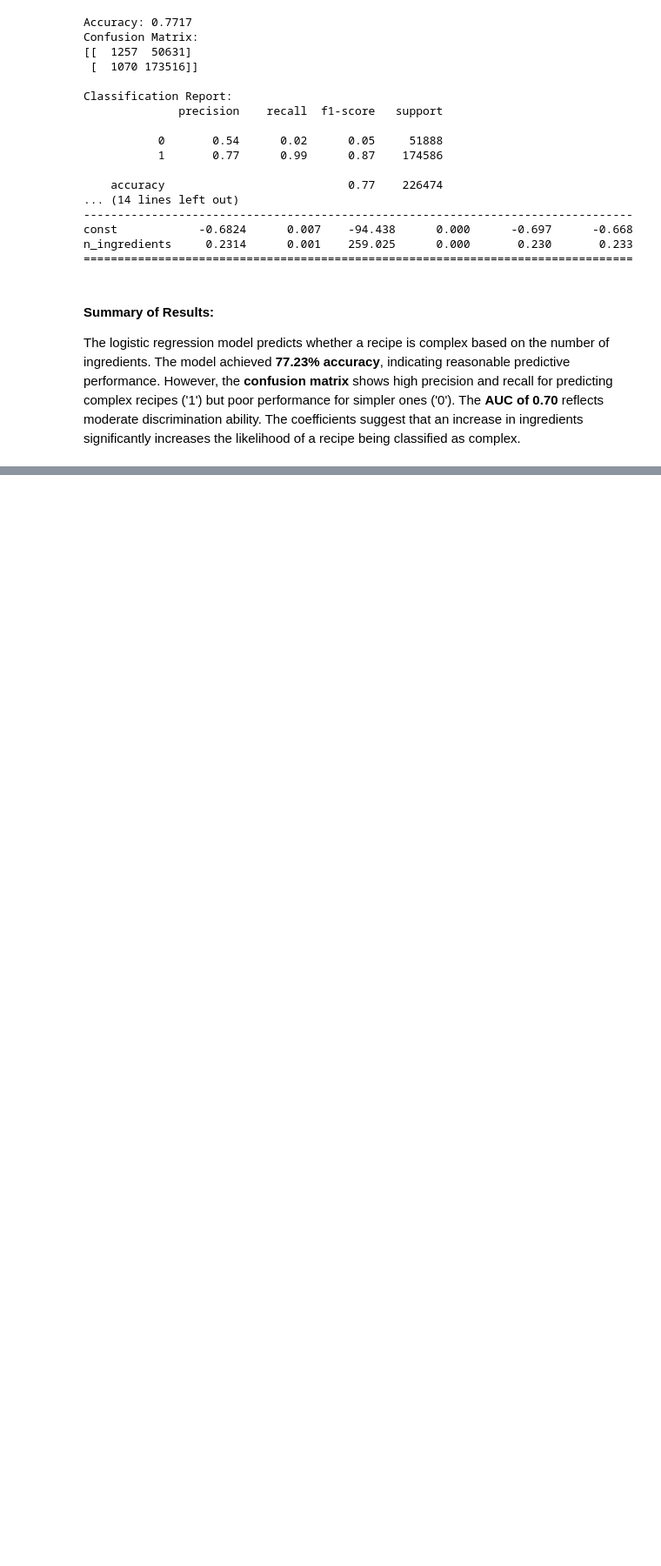
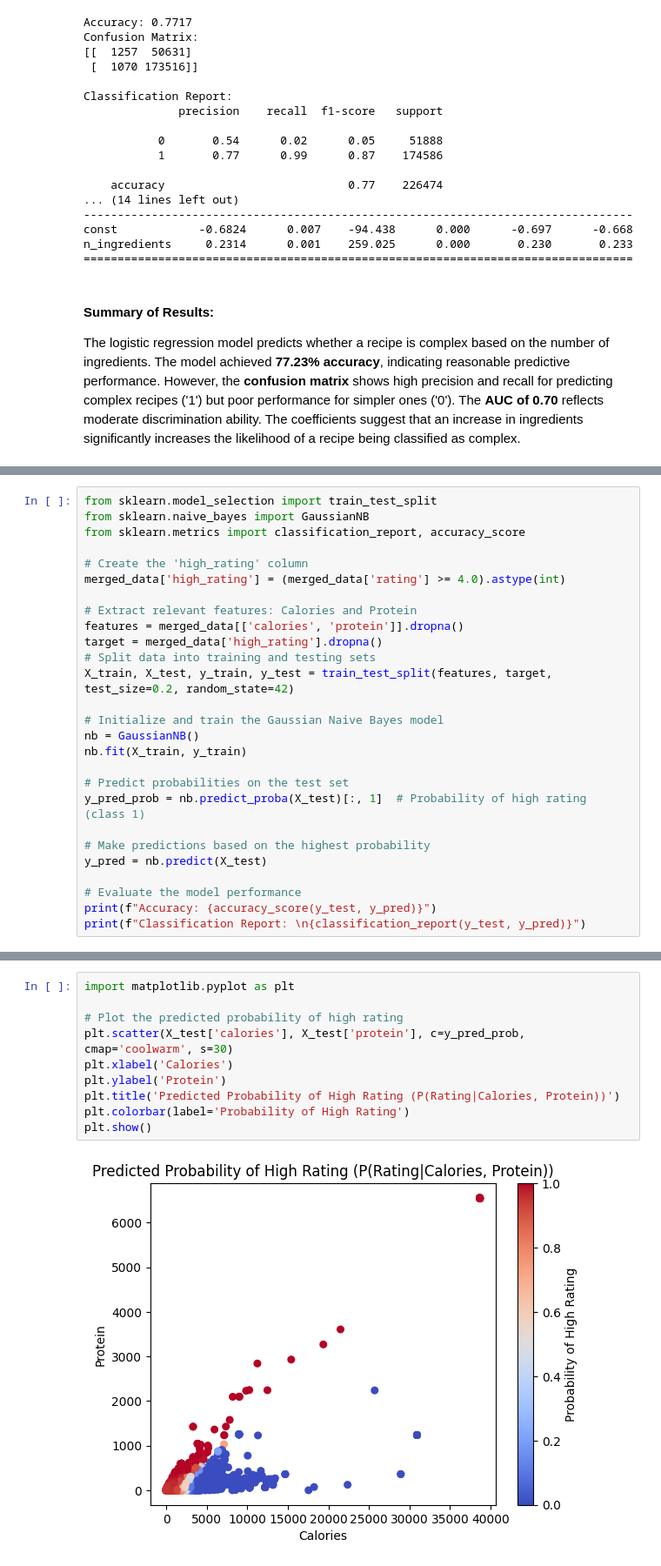
Before and after one commit to khushbunlad/PROG8431, a Jupyter notebook: GroupPresentation6.ipynb, the cells around one changed output, grey strips where cells are left out. Shown at 87% size. Drawn from its saved outputs; the diff is of its cells as text; blank space fills up the shorter version.

```diff
--- a/GroupPresentation6.ipynb
+++ b/GroupPresentation6.ipynb
@@ -260,0 +300,27 @@ The logistic regression model predicts whether a recipe is complex based on the
+# %%
+from sklearn.model_selection import train_test_split
+from sklearn.naive_bayes import GaussianNB
+from sklearn.metrics import classification_report, accuracy_score
+
+# Create the 'high_rating' column
+merged_data['high_rating'] = (merged_data['rating'] >= 4.0).astype(int)
+
+# Extract relevant features: Calories and Protein
+features = merged_data[['calories', 'protein']].dropna()
+target = merged_data['high_rating'].dropna()
+# Split data into training and testing sets
+X_train, X_test, y_train, y_test = train_test_split(features, target, test_size=0.2, random_state=42)
+
+# Initialize and train the Gaussian Naive Bayes model
+nb = GaussianNB()
+nb.fit(X_train, y_train)
+
+# Predict probabilities on the test set
+y_pred_prob = nb.predict_proba(X_test)[:, 1]  # Probability of high rating (class 1)
+
+# Make predictions based on the highest probability
+y_pred = nb.predict(X_test)
+
+# Evaluate the model performance
+print(f"Accuracy: {accuracy_score(y_test, y_pred)}")
+print(f"Classification Report: \n{classification_report(y_test, y_pred)}")
@@ -260,0 +338,12 @@ The logistic regression model predicts whether a recipe is complex based on the
+# %%
+import matplotlib.pyplot as plt
+
+# Plot the predicted probability of high rating
+plt.scatter(X_test['calories'], X_test['protein'], c=y_pred_prob, cmap='coolwarm', s=30)
+plt.xlabel('Calories')
+plt.ylabel('Protein')
+plt.title('Predicted Probability of High Rating (P(Rating|Calories, Protein))')
+plt.colorbar(label='Probability of High Rating')
+plt.show()
+# %% [output]
+[figure, added]
```
Also changed, not shown: parts of 13 cells of this notebook.
